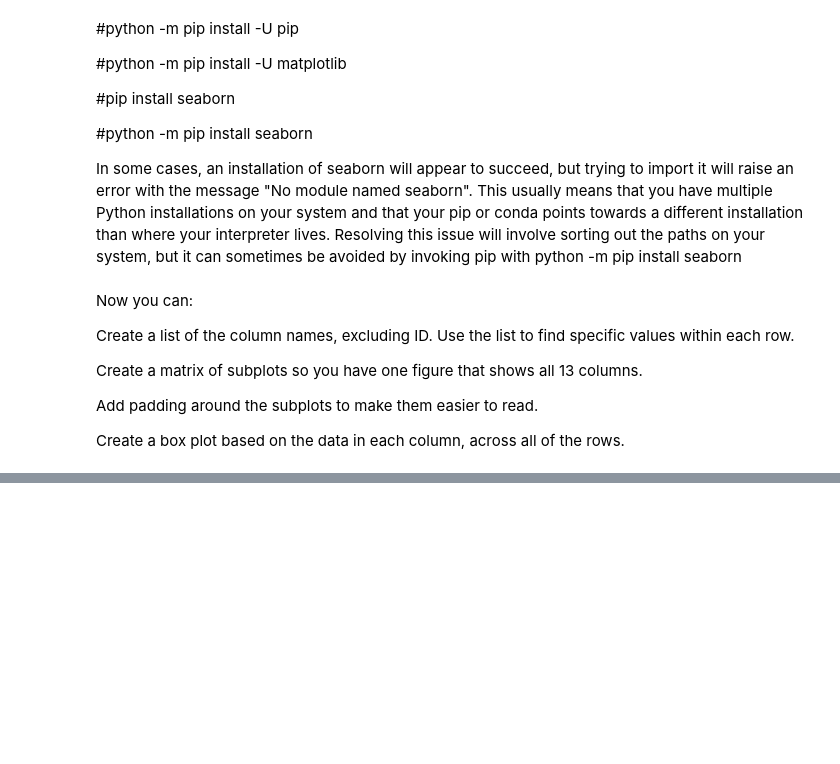
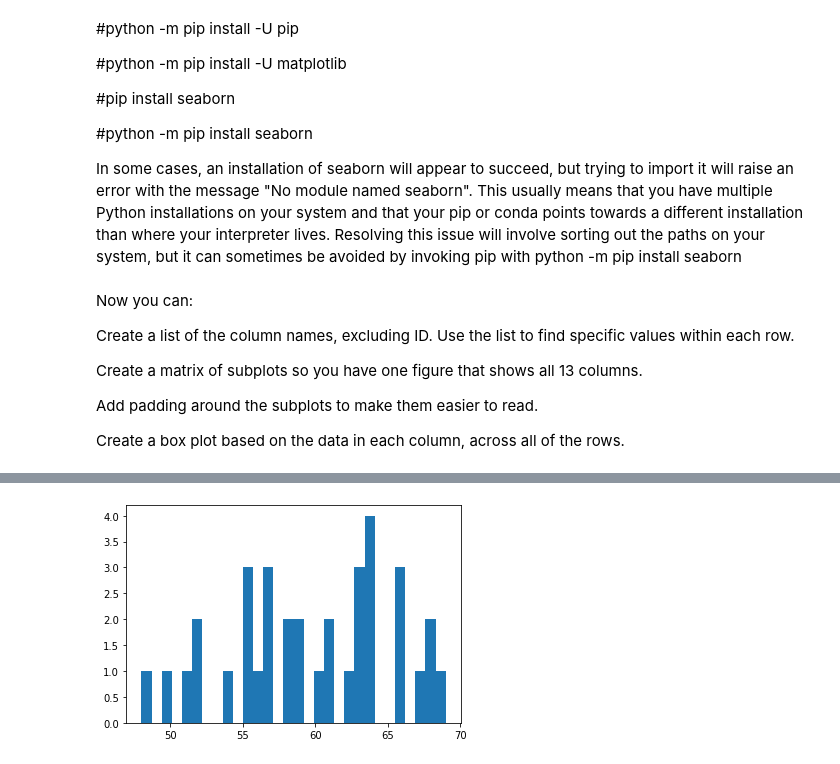
Before and after one commit to flegaspi700/SJ-FML, a Jupyter notebook: sj-fml.ipynb, the cells around one changed output, grey strips where cells are left out. Saved outputs shown, nothing was run; the diff lists cells and outputs as text; code cells hidden in the pictures; blank space fills up the shorter version.

```diff
--- a/sj-fml.ipynb
+++ b/sj-fml.ipynb
@@ -153,0 +454,5 @@ player_df.isna().sum()
+# %%
+# Create a histogram for the 'GP' column.
+plt.hist(player_df['GP'], bins=30);
+# %% [output]
+[figure, added]
```
Also changed, not shown: parts of 25 cells of this notebook.
